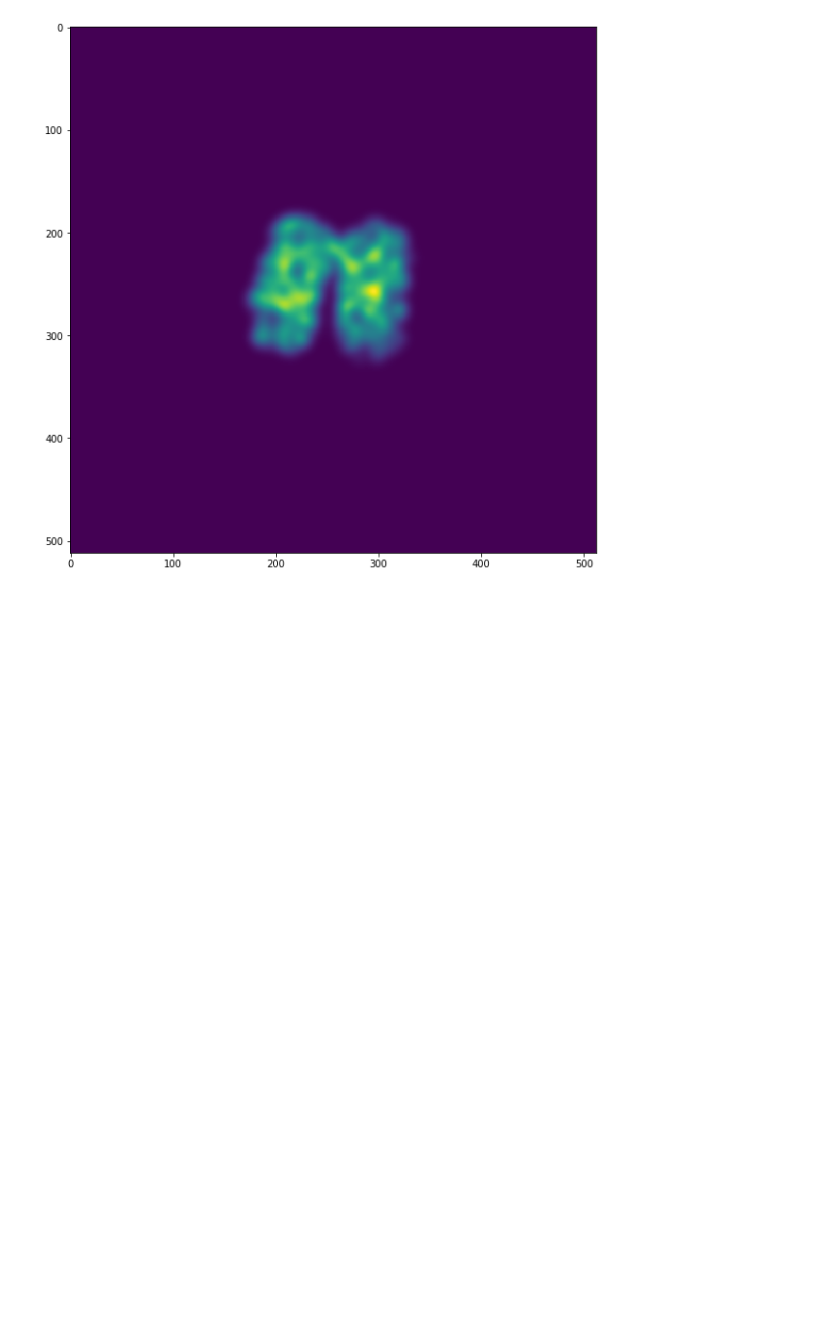
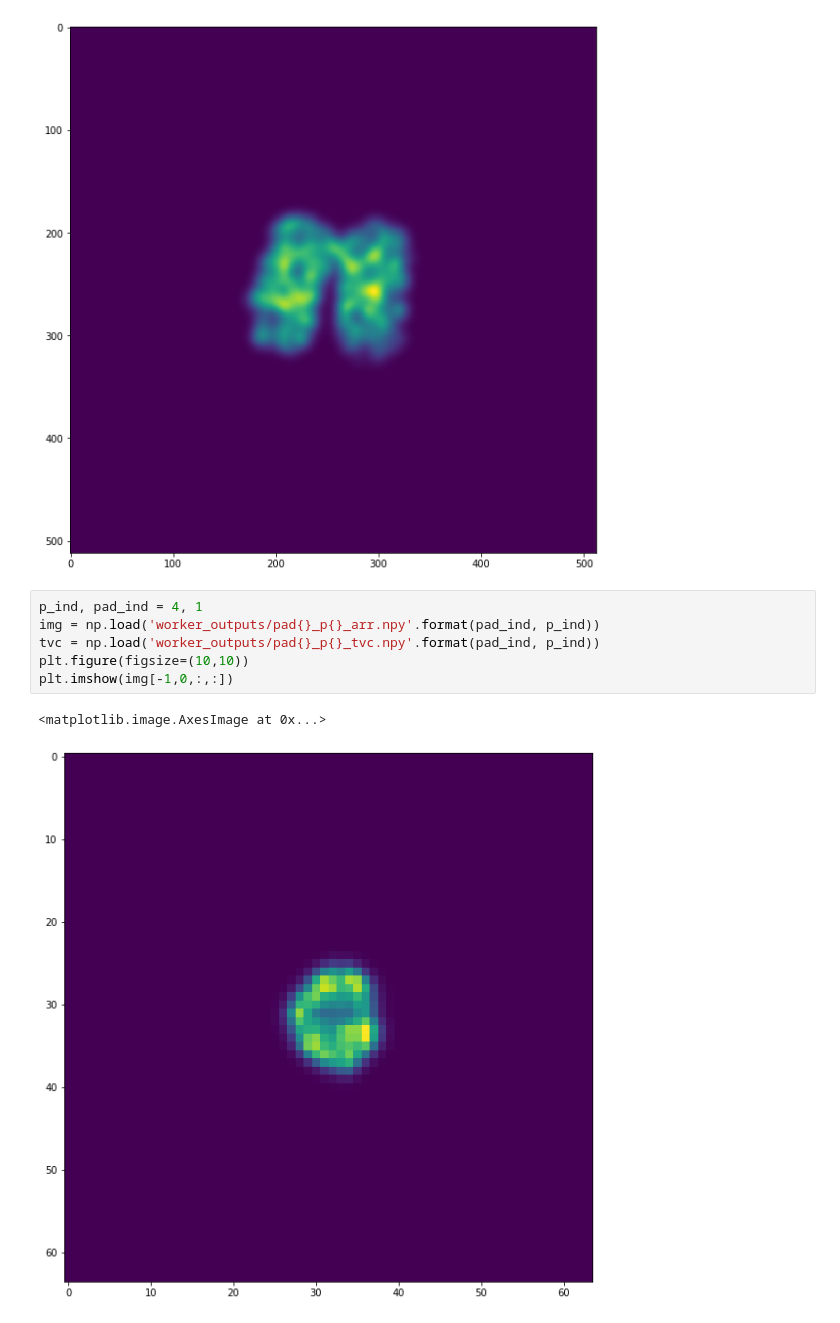
Before and after one commit to boospooky/omnitray-modeling, a Jupyter notebook: omnitray-modeling/mimic_190413_exp_jac.ipynb, the cells around one changed output. Drawn from its saved outputs; the diff is of its cells as text; blank space fills up the shorter version.

```diff
--- a/omnitray-modeling/mimic_190413_exp_jac.ipynb
+++ b/omnitray-modeling/mimic_190413_exp_jac.ipynb
@@ -880,3 +952,12 @@ plt.imshow(out[0][-1,c_i,:,:])
 # %% [output]
 <matplotlib.image.AxesImage at 0x...>
 [figure]
+# %%
+p_ind, pad_ind = 4, 1
+img = np.load('worker_outputs/pad{}_p{}_arr.npy'.format(pad_ind, p_ind))
+tvc = np.load('worker_outputs/pad{}_p{}_tvc.npy'.format(pad_ind, p_ind))
+plt.figure(figsize=(10,10))
+plt.imshow(img[-1,0,:,:])
+# %% [output]
+<matplotlib.image.AxesImage at 0x...>
+[figure, added]
```
Also changed, not shown: parts of 29 cells of this notebook.
